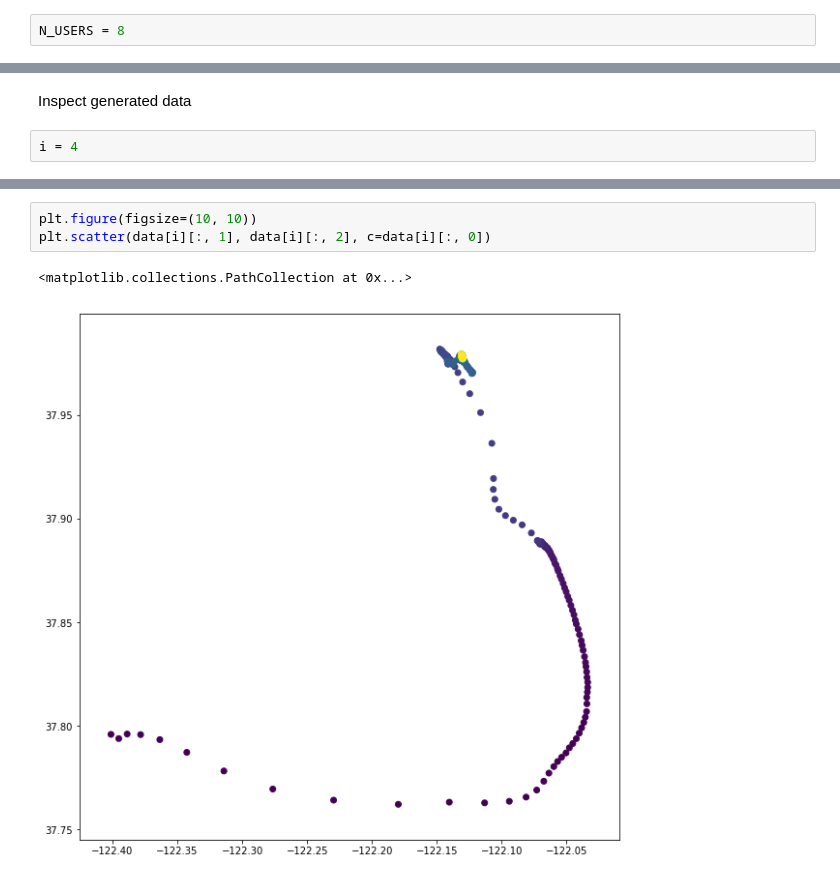
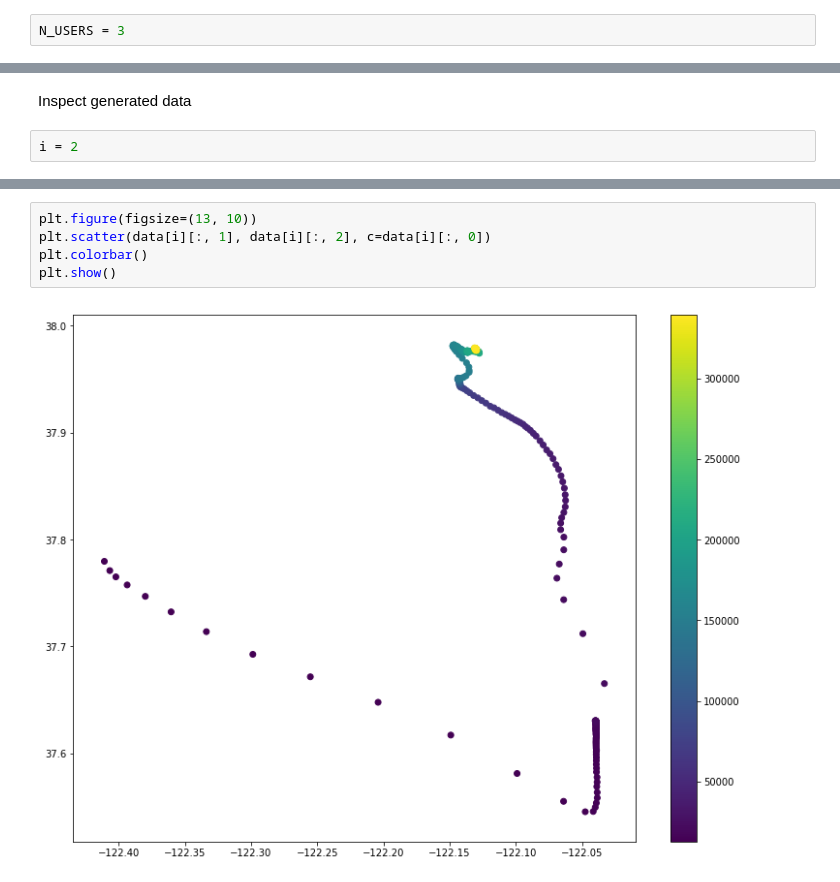
Before and after one commit to LordHelmchen324/real-vs-synthetic-geospatial, a Jupyter notebook: machine_learning/citybased_gan_2_generation.ipynb, the cells around one changed output, grey strips where cells are left out. Drawn from its saved outputs; the diff is of its cells as text.

```diff
--- a/machine_learning/citybased_gan_2_generation.ipynb
+++ b/machine_learning/citybased_gan_2_generation.ipynb
@@ -50,7 +50,7 @@ WARNING:tensorflow:No training configuration found in save file: the model was *
 # %% [markdown]
 ## Actual generation
 # %%
-N_USERS = 8
+N_USERS = 3
 # %% [markdown]
 Generate user start positions
 # %%
@@ -178,7 +173,7 @@ for u in range(N_USERS):
 # %% [markdown]
 Inspect generated data
 # %%
-i = 4
+i = 2
 # %%
 data[i]
 # %% [output]
@@ -220,6 +215,7 @@ Text(0.5, 1.0, 'latitude delta')
 # %%
-plt.figure(figsize=(10, 10))
+plt.figure(figsize=(13, 10))
 plt.scatter(data[i][:, 1], data[i][:, 2], c=data[i][:, 0])
+plt.colorbar()
+plt.show()
 # %% [output]
-<matplotlib.collections.PathCollection at 0x...>
-[figure, old version]
+[figure, new version]
```
Also changed, not shown: parts of 13 cells of this notebook.
